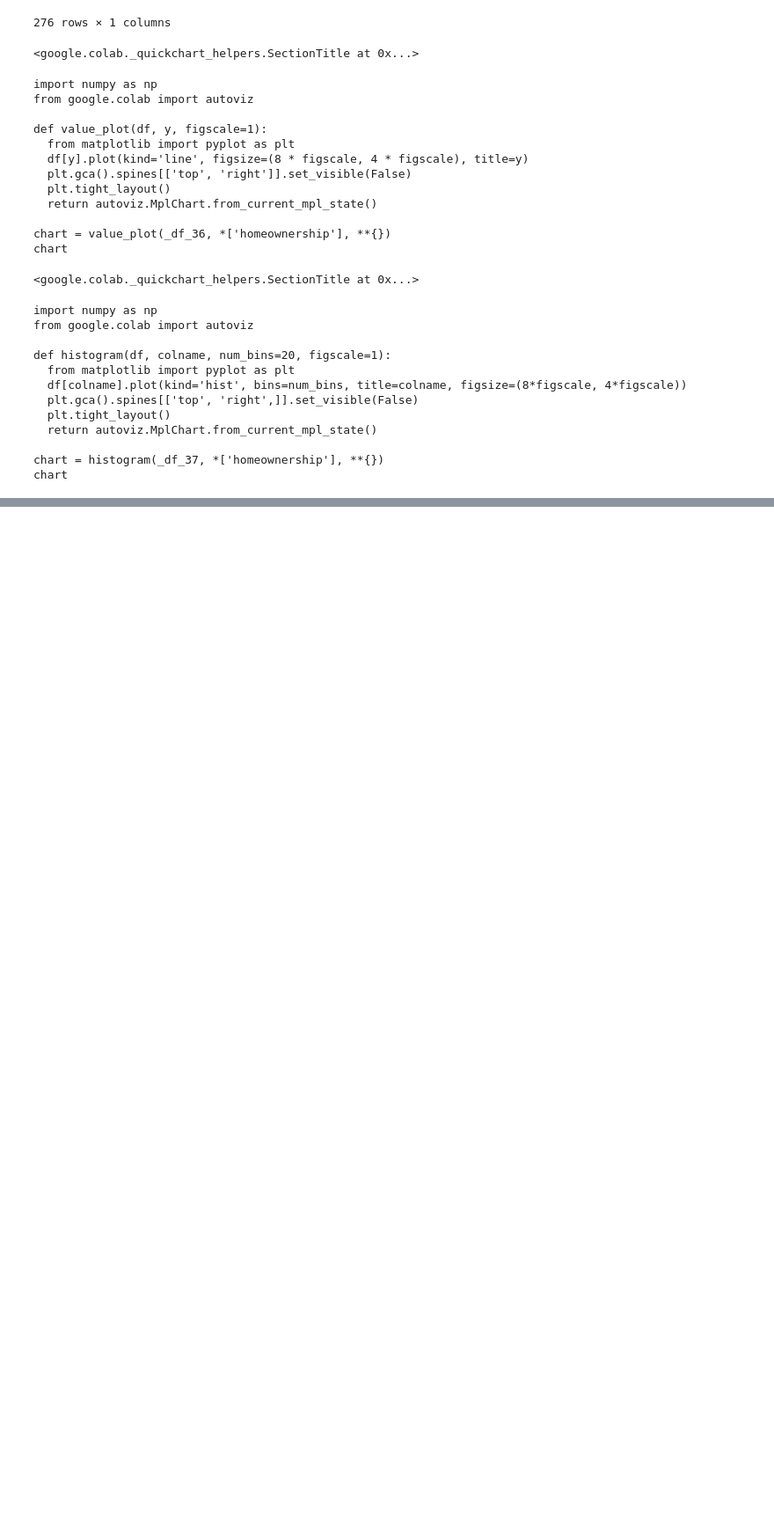
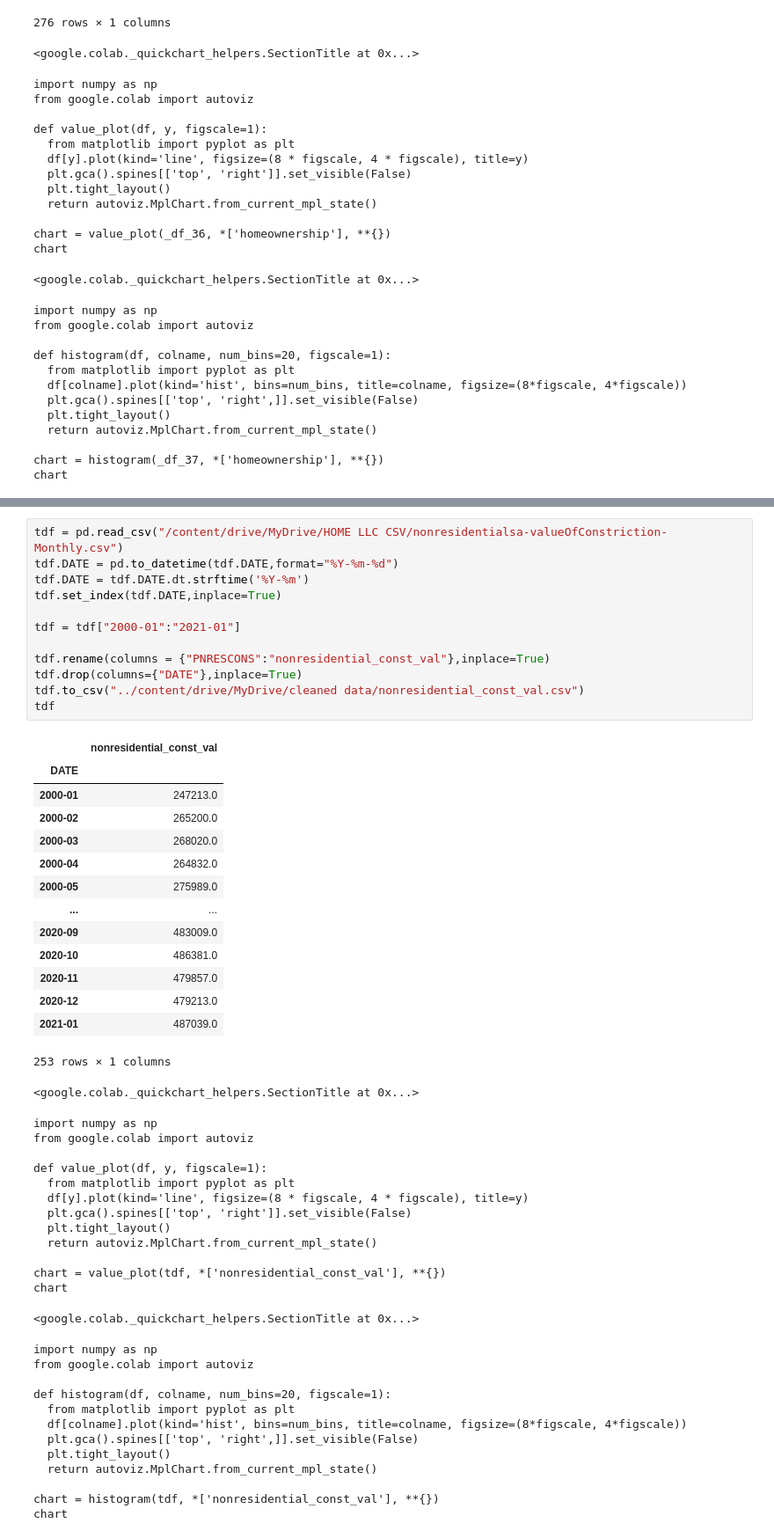
Before and after one commit to Praz98/HomeLLC, a Jupyter notebook: HomeLLC_basic_data_cleani.ipynb, the cells around one changed output, grey strips where cells are left out. Shown at 88% size. Saved outputs shown, nothing was run; the diff lists cells and outputs as text; blank space fills up the shorter version.

```diff
--- a/HomeLLC_basic_data_cleani.ipynb
+++ b/HomeLLC_basic_data_cleani.ipynb
@@ -1558,3 +1617,56 @@ chart
+# %%
+tdf = pd.read_csv("/content/drive/MyDrive/HOME LLC CSV/nonresidentialsa-valueOfConstriction-Monthly.csv")
+tdf.DATE = pd.to_datetime(tdf.DATE,format="%Y-%m-%d")
+tdf.DATE = tdf.DATE.dt.strftime('%Y-%m')
+tdf.set_index(tdf.DATE,inplace=True)
+
+tdf = tdf["2000-01":"2021-01"]
+
+tdf.rename(columns = {"PNRESCONS":"nonresidential_const_val"},inplace=True)
+tdf.drop(columns={"DATE"},inplace=True)
+tdf.to_csv("../content/drive/MyDrive/cleaned data/nonresidential_const_val.csv")
+tdf
+# %% [output]
+|  | nonresidential_const_val |
+| DATE |  |
+| 2000-01 | 247213.0 |
+| 2000-02 | 265200.0 |
+| 2000-03 | 268020.0 |
+| 2000-04 | 264832.0 |
+| 2000-05 | 275989.0 |
+| ... | ... |
+| 2020-09 | 483009.0 |
+| 2020-10 | 486381.0 |
+| 2020-11 | 479857.0 |
+| 2020-12 | 479213.0 |
+| 2021-01 | 487039.0 |
+253 rows × 1 columns
+<google.colab._quickchart_helpers.SectionTitle at 0x...>
+import numpy as np
+from google.colab import autoviz
+
+def value_plot(df, y, figscale=1):
+  from matplotlib import pyplot as plt
+  df[y].plot(kind='line', figsize=(8 * figscale, 4 * figscale), title=y)
+  plt.gca().spines[['top', 'right']].set_visible(False)
+  plt.tight_layout()
+  return autoviz.MplChart.from_current_mpl_state()
+
+chart = value_plot(tdf, *['nonresidential_const_val'], **{})
+chart
+<google.colab._quickchart_helpers.SectionTitle at 0x...>
+import numpy as np
+from google.colab import autoviz
+
+def histogram(df, colname, num_bins=20, figscale=1):
+  from matplotlib import pyplot as plt
+  df[colname].plot(kind='hist', bins=num_bins, title=colname, figsize=(8*figscale, 4*figscale))
+  plt.gca().spines[['top', 'right',]].set_visible(False)
+  plt.tight_layout()
+  return autoviz.MplChart.from_current_mpl_state()
+
+chart = histogram(tdf, *['nonresidential_const_val'], **{})
+chart
 # %%
 import os
 import pandas as pd
```
Also changed, not shown: parts of 17 cells of this notebook.
